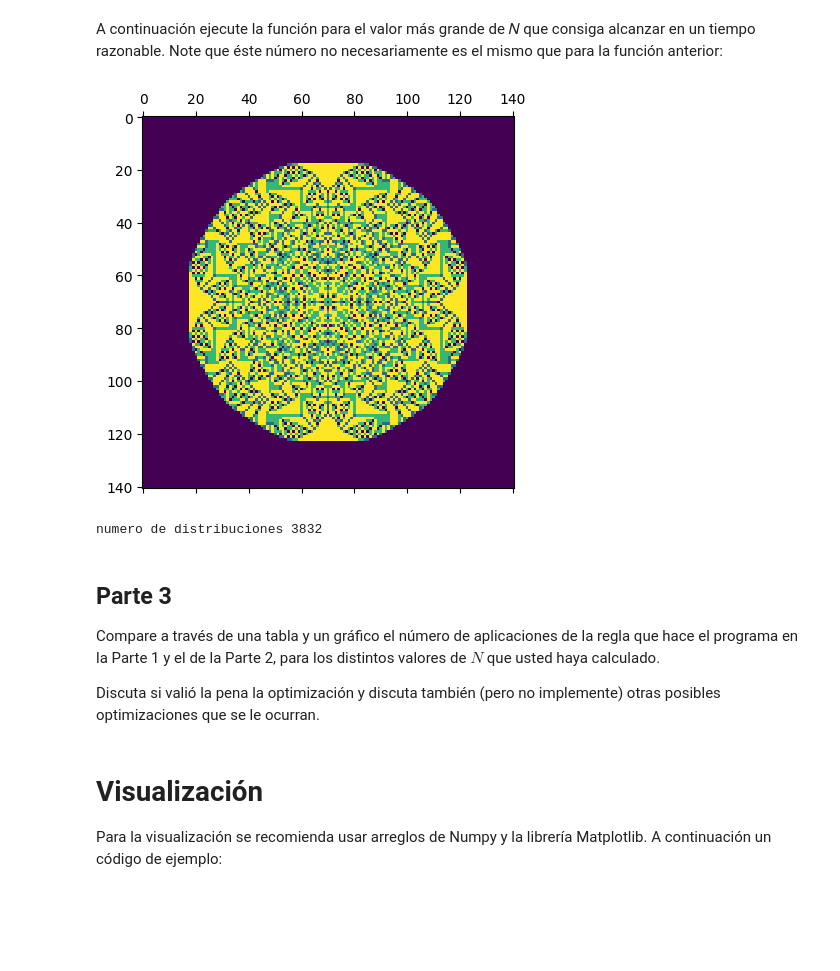
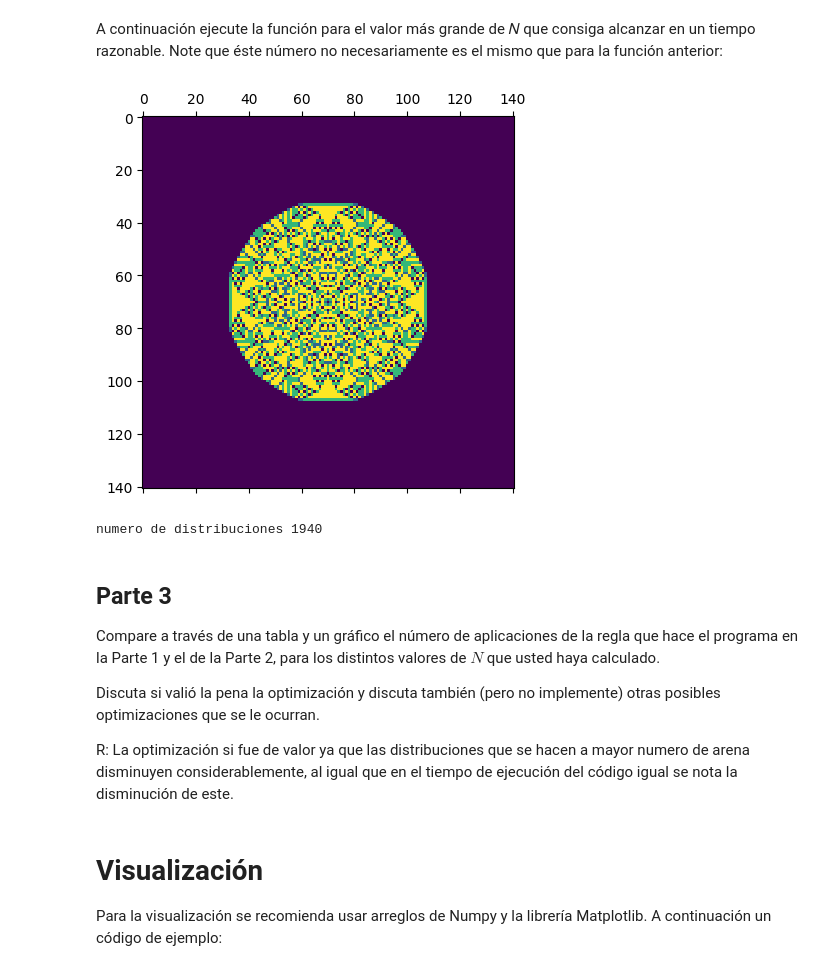
Before and after one commit to Morales-Andres/AED-Apuntes, a Jupyter notebook: Copia_de_CC3001_Otoño_2025_Tarea1.ipynb, the cells around one changed output. Saved outputs shown, nothing was run; the diff lists cells and outputs as text; code cells hidden in the pictures; blank space fills up the shorter version.

```diff
--- a/Copia_de_CC3001_Otoño_2025_Tarea1.ipynb
+++ b/Copia_de_CC3001_Otoño_2025_Tarea1.ipynb
@@ -106,7 +108,7 @@ numero de distribuciones 17021
 Observe que cuando en una celda hay un número grande de granos de arena, es muy ineficiente ir quitándole de 4 en 4, y sería mejor quitar de una sola vez lo más que se pueda. Podemos mejorar nuestro programa si cambiamos la regla de distribución, y decimos que si en una celda hay un número de granos de arena mayor o igual a 4, le quitamos de una sola vez el mayor múltiplo de 4 posible, y todos esos granos lo repartimos equitativamente entre los vecinos de los cuatro puntos cardinales. Escriba una versión modificada de su función de acuerdo a esta nueva regla.
 # %%
 def arena2(N):
-  n= (2*int(math.sqrt(N//4))+1)
+  n= max(3,(2*int(math.sqrt(N//2))+1))
   a=n//2
   t=np.zeros((n,n))
   t[a,a]=N
@@ -146,15 +147,17 @@ numero de distribuciones 27
 # %% [markdown]
 A continuación ejecute la función para el valor más grande de  𝑁  que consiga alcanzar en un tiempo razonable. Note que éste número no necesariamente es el mismo que para la función anterior:
 # %%
-arena2(20000) # reemplace N por el valor máximo que alcanzó a procesar
+arena2(10000) # reemplace N por el valor máximo que alcanzó a procesar
 # %% [output]
-[figure, old version]
+[figure, new version]
-numero de distribuciones 3832
+numero de distribuciones 1940
 # %% [markdown]
 ## Parte 3
 Compare a través de una tabla y un gráfico el número de aplicaciones de la regla que hace el programa en la Parte 1 y el de la Parte 2, para los distintos valores de $N$ que usted haya calculado.
 
 Discuta si valió la pena la optimización y discuta también (pero no implemente) otras posibles optimizaciones que se le ocurran.
+
+R: La optimización si fue de valor ya que las distribuciones que se hacen a mayor numero de arena disminuyen considerablemente, al igual que en el tiempo de ejecución del código igual se nota la disminución de este.
 # %% [markdown]
 # Visualización
 
```
Also changed, not shown: parts of 6 cells of this notebook.
